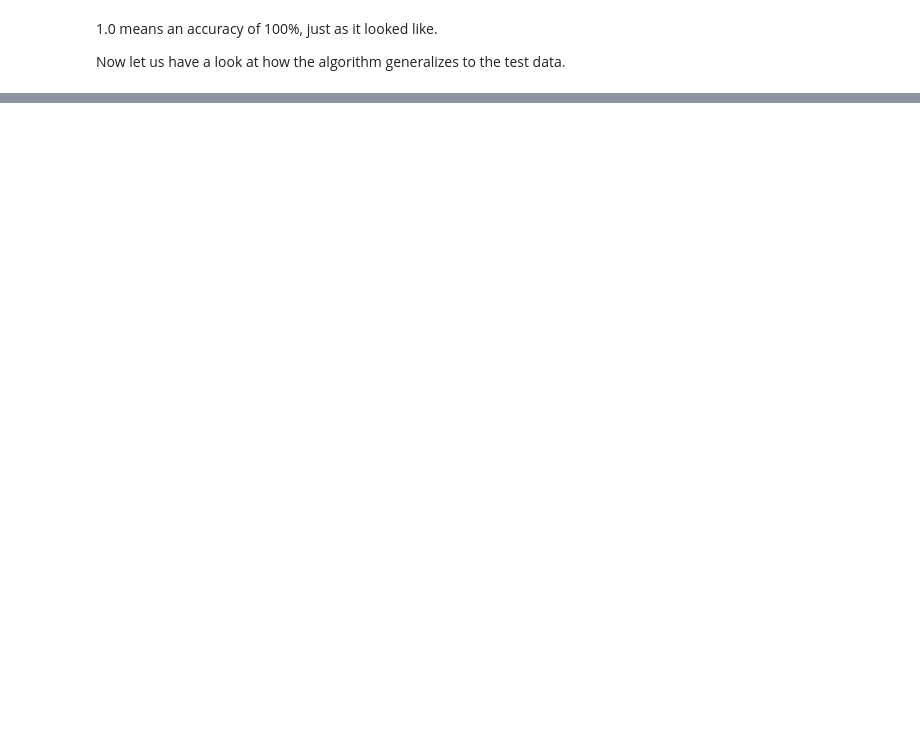
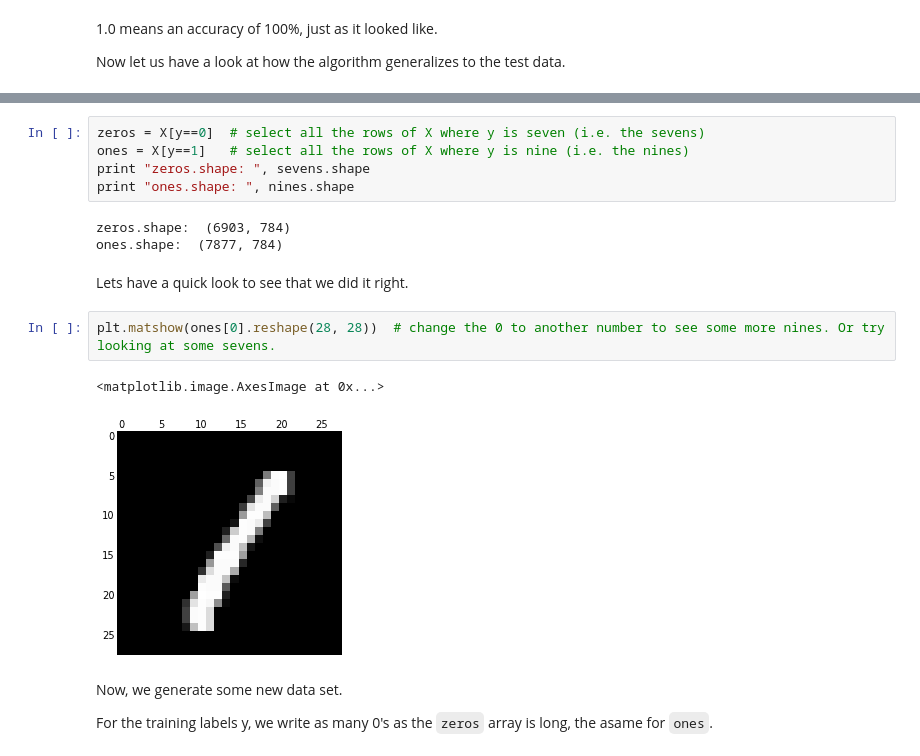
Before and after one commit to temporaer/tutorial_ml_gkbionics, a Jupyter notebook: Logistic Regression.ipynb, the cells around one changed output, grey strips where cells are left out. Cells and saved outputs as stored; diff of their text form; blank space fills up the shorter version.

```diff
--- a/Logistic Regression.ipynb
+++ b/Logistic Regression.ipynb
@@ -94,0 +129,19 @@ X, y = mnist.data, mnist.target
+# %%
+zeros = X[y==0]  # select all the rows of X where y is seven (i.e. the sevens)
+ones = X[y==1]   # select all the rows of X where y is nine (i.e. the nines)
+print "zeros.shape: ", sevens.shape
+print "ones.shape: ", nines.shape
+# %% [output]
+zeros.shape:  (6903, 784)
+ones.shape:  (7877, 784)
+# %% [markdown]
+Lets have a quick look to see that we did it right.
+# %%
+plt.matshow(ones[0].reshape(28, 28))  # change the 0 to another number to see some more nines. Or try looking at some sevens.
+# %% [output]
+<matplotlib.image.AxesImage at 0x...>
+[figure, added]
+# %% [markdown]
+Now, we generate some new data set.
+
+For the training labels y, we write as many 0's as the ``zeros`` array is long, the asame for ``ones``.
```
Also changed, not shown: parts of 27 cells of this notebook, 2 other files.
